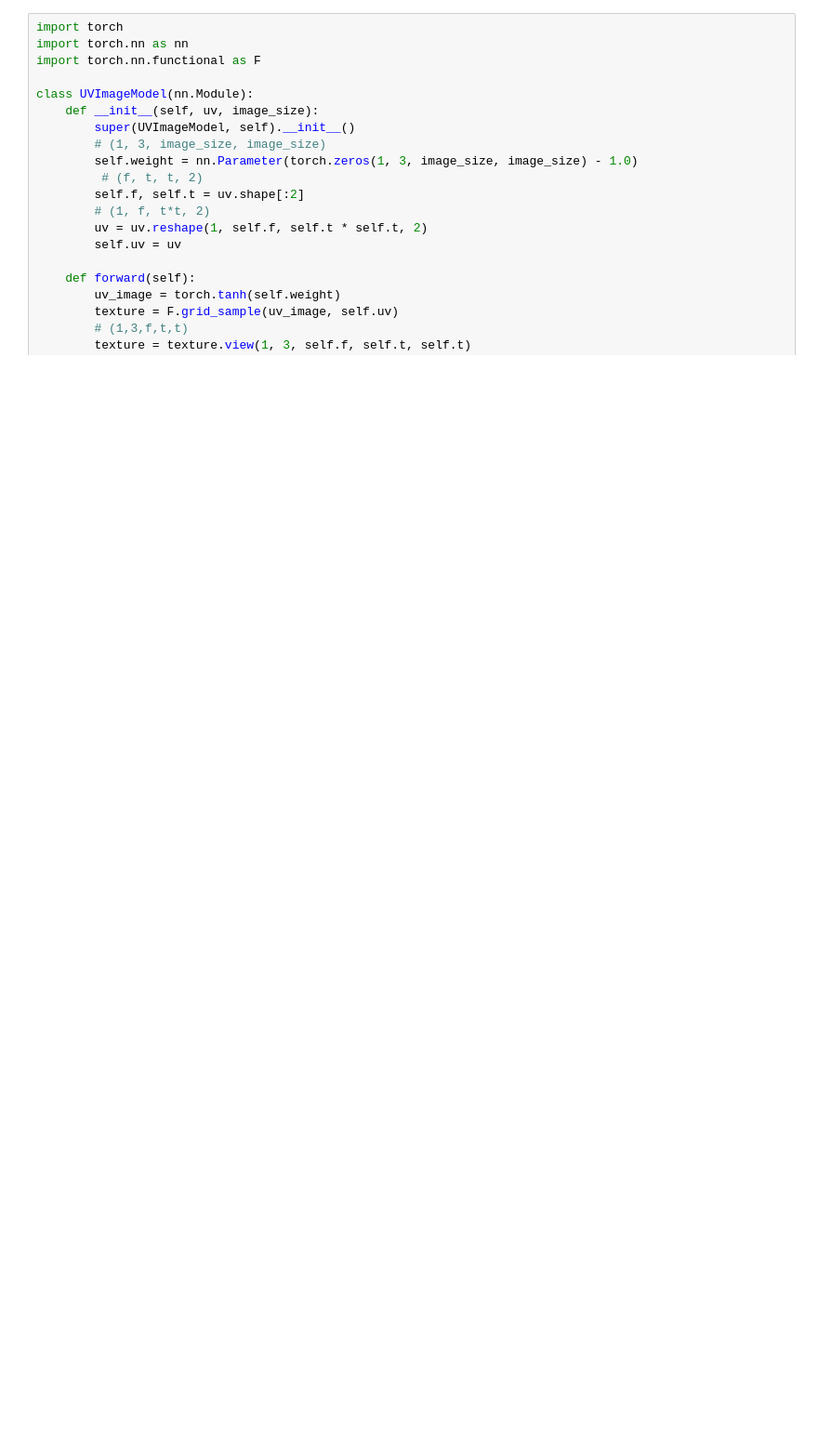
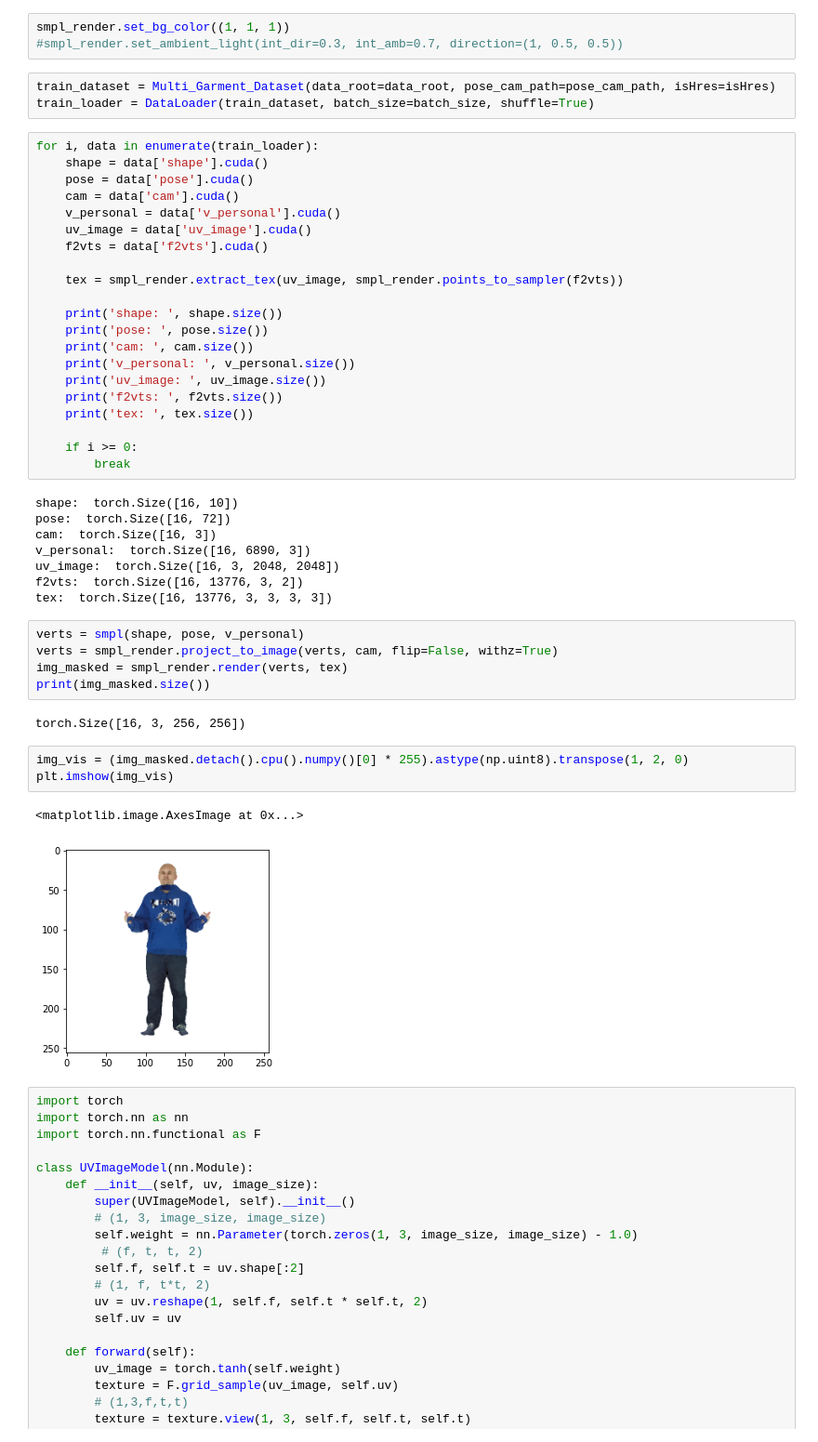
Before and after one commit to JanaldoChen/Dance, a Jupyter notebook: extract_texture.ipynb, the cells around one changed output. Shown at 93% size. Cells and saved outputs as stored; diff of their text form; blank space fills up the shorter version.

Commit message:
Add visualize

```diff
--- a/extract_texture.ipynb
+++ b/extract_texture.ipynb
@@ -83,3 +30,51 @@ cam torch.Size([4, 3])
+# %%
+smpl_render.set_bg_color((1, 1, 1))
+#smpl_render.set_ambient_light(int_dir=0.3, int_amb=0.7, direction=(1, 0.5, 0.5))
+# %%
+train_dataset = Multi_Garment_Dataset(data_root=data_root, pose_cam_path=pose_cam_path, isHres=isHres)
+train_loader = DataLoader(train_dataset, batch_size=batch_size, shuffle=True)
+# %%
+for i, data in enumerate(train_loader):
+    shape = data['shape'].cuda()
+    pose = data['pose'].cuda()
+    cam = data['cam'].cuda()
+    v_personal = data['v_personal'].cuda()
+    uv_image = data['uv_image'].cuda()
+    f2vts = data['f2vts'].cuda()
+
+    tex = smpl_render.extract_tex(uv_image, smpl_render.points_to_sampler(f2vts))
+
+    print('shape: ', shape.size())
+    print('pose: ', pose.size())
+    print('cam: ', cam.size())
+    print('v_personal: ', v_personal.size())
+    print('uv_image: ', uv_image.size())
+    print('f2vts: ', f2vts.size())
+    print('tex: ', tex.size())
+
+    if i >= 0:
+        break
+# %% [output]
+shape:  torch.Size([16, 10])
+pose:  torch.Size([16, 72])
+cam:  torch.Size([16, 3])
+v_personal:  torch.Size([16, 6890, 3])
+uv_image:  torch.Size([16, 3, 2048, 2048])
+f2vts:  torch.Size([16, 13776, 3, 2])
+tex:  torch.Size([16, 13776, 3, 3, 3, 3])
+# %%
+verts = smpl(shape, pose, v_personal)
+verts = smpl_render.project_to_image(verts, cam, flip=False, withz=True)
+img_masked = smpl_render.render(verts, tex)
+print(img_masked.size())
+# %% [output]
+torch.Size([16, 3, 256, 256])
+# %%
+img_vis = (img_masked.detach().cpu().numpy()[0] * 255).astype(np.uint8).transpose(1, 2, 0)
+plt.imshow(img_vis)
+# %% [output]
+<matplotlib.image.AxesImage at 0x...>
+[figure, added]
 # %%
 import torch
 import torch.nn as nn
```
Also changed, not shown: parts of 18 cells of this notebook, 4 other files.
